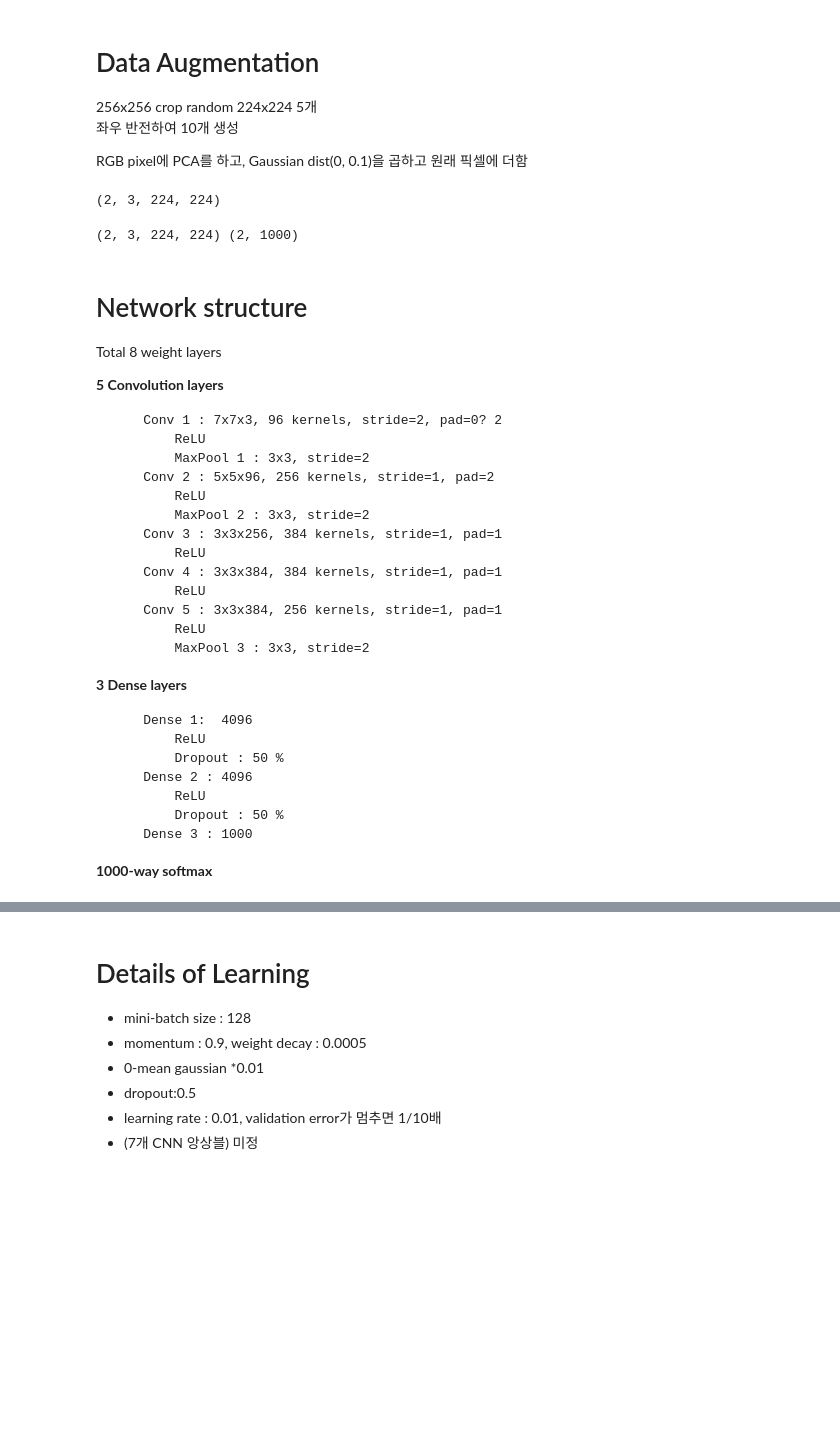
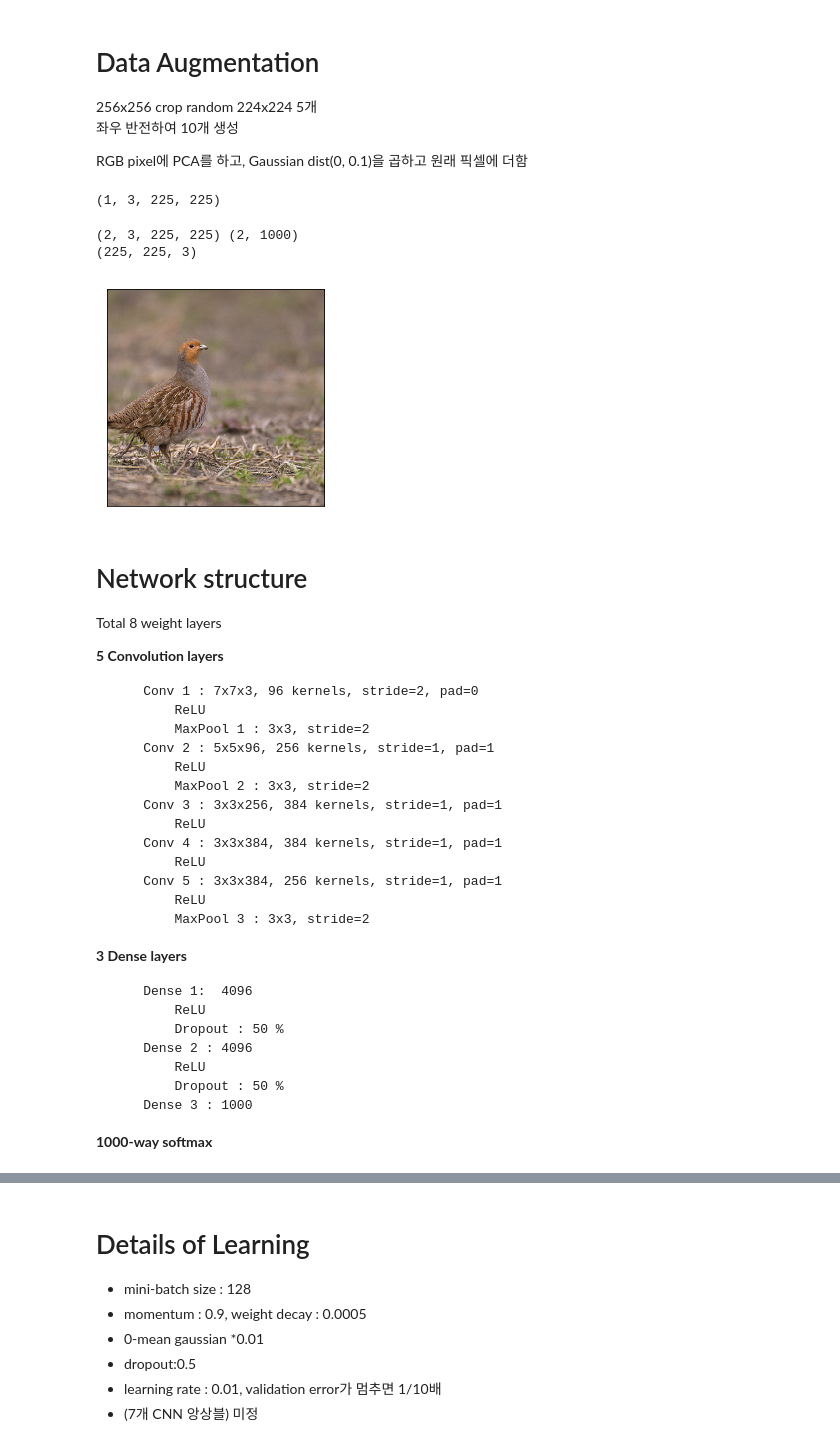
Before and after one commit to keshasha/npDL, a Jupyter notebook: ZFNet.ipynb, the cells around one changed output, grey strips where cells are left out. Saved outputs shown, nothing was run; the diff lists cells and outputs as text; code cells hidden in the pictures; blank space fills up the shorter version.

```diff
--- a/ZFNet.ipynb
+++ b/ZFNet.ipynb
@@ -58,22 +56,35 @@ def gether_data(batch_size):
 # %%
-gether_data(2)[0].shape
+gether_data(1)[0].shape
 # %% [output]
-(2, 3, 224, 224)
+(1, 3, 225, 225)
-# %%
-x_batch, y_batch = gether_data(2)
-print(x_batch.shape,y_batch.shape)
-# %% [output]
-(2, 3, 224, 224) (2, 1000)
+# %%
+x_batch, y_batch = gether_data(2)
+print(x_batch.shape,y_batch.shape)
+
+from matplotlib import pyplot as plt
+im = gether_data(1)[0][0].transpose(1,2,0) + np.array([[179.25, 172.94, 172.49]])
+im = np.abs(im).astype(np.int)
+b, g, r = im[:,:,0], im[:,:,1], im[:,:,2]
+im  = np.array([r,g,b]).transpose(1,2,0)
+print(im.shape)
+plt.imshow(im)
+plt.xticks([])
+plt.yticks([])
+plt.show()
+# %% [output]
+(2, 3, 225, 225) (2, 1000)
+(225, 225, 3)
+[figure, added]
 # %% [markdown]
 # Network structure
 Total 8 weight layers
 
 **5 Convolution layers**
 
-        Conv 1 : 7x7x3, 96 kernels, stride=2, pad=0? 2
+        Conv 1 : 7x7x3, 96 kernels, stride=2, pad=0
             ReLU
             MaxPool 1 : 3x3, stride=2
-        Conv 2 : 5x5x96, 256 kernels, stride=1, pad=2
+        Conv 2 : 5x5x96, 256 kernels, stride=1, pad=1
             ReLU
             MaxPool 2 : 3x3, stride=2
         Conv 3 : 3x3x256, 384 kernels, stride=1, pad=1
```
Also changed, not shown: parts of 12 cells of this notebook, 1 other file.
